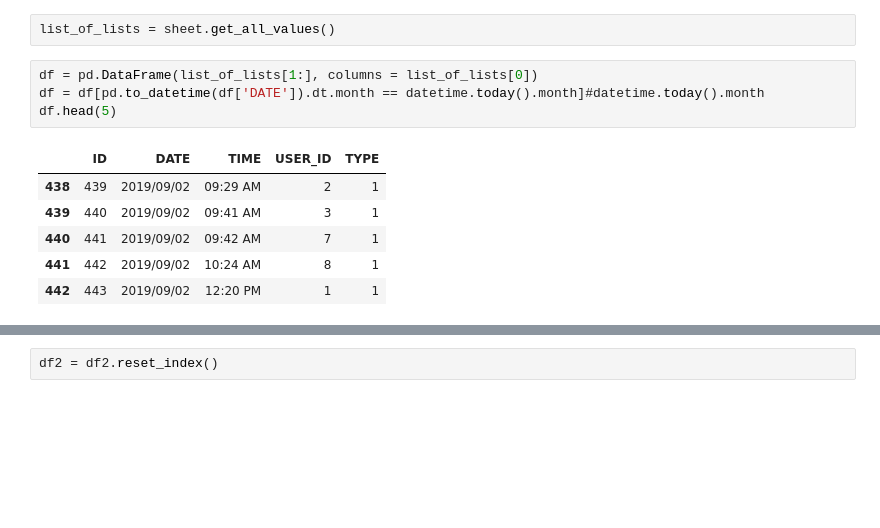
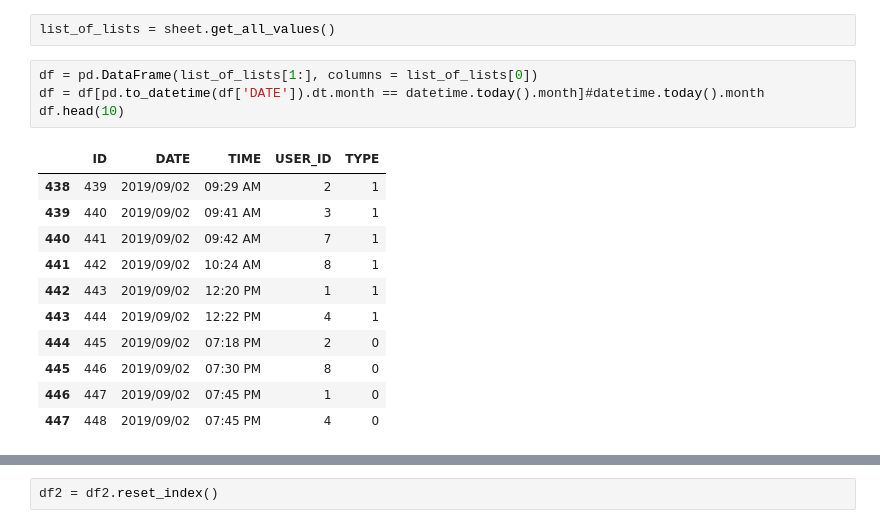
Before and after one commit to bestspang/LineBot, a Jupyter notebook: jupyter/WorkAVG.ipynb, the cells around one changed output, grey strips where cells are left out. Saved outputs shown, nothing was run; the diff lists cells and outputs as text; blank space fills up the shorter version.

```diff
--- a/jupyter/WorkAVG.ipynb
+++ b/jupyter/WorkAVG.ipynb
@@ -24,14 +24,19 @@ list_of_lists = sheet.get_all_values()
 # %%
 df = pd.DataFrame(list_of_lists[1:], columns = list_of_lists[0])
 df = df[pd.to_datetime(df['DATE']).dt.month == datetime.today().month]#datetime.today().month
-df.head(5)
+df.head(10)
 # %% [output]
 |  | ID | DATE | TIME | USER_ID | TYPE |
 | 438 | 439 | 2019/09/02 | 09:29 AM | 2 | 1 |
 | 439 | 440 | 2019/09/02 | 09:41 AM | 3 | 1 |
 | 440 | 441 | 2019/09/02 | 09:42 AM | 7 | 1 |
 | 441 | 442 | 2019/09/02 | 10:24 AM | 8 | 1 |
 | 442 | 443 | 2019/09/02 | 12:20 PM | 1 | 1 |
+| 443 | 444 | 2019/09/02 | 12:22 PM | 4 | 1 |
+| 444 | 445 | 2019/09/02 | 07:18 PM | 2 | 0 |
+| 445 | 446 | 2019/09/02 | 07:30 PM | 8 | 0 |
+| 446 | 447 | 2019/09/02 | 07:45 PM | 1 | 0 |
+| 447 | 448 | 2019/09/02 | 07:45 PM | 4 | 0 |
 # %%
 df['TIME'] = pd.to_datetime(df['TIME']).values.astype(np.int64)
 df['DATE'] = pd.to_datetime(df['DATE']).dt.date
```
Also changed, not shown: parts of 11 cells of this notebook, 2 other files.
